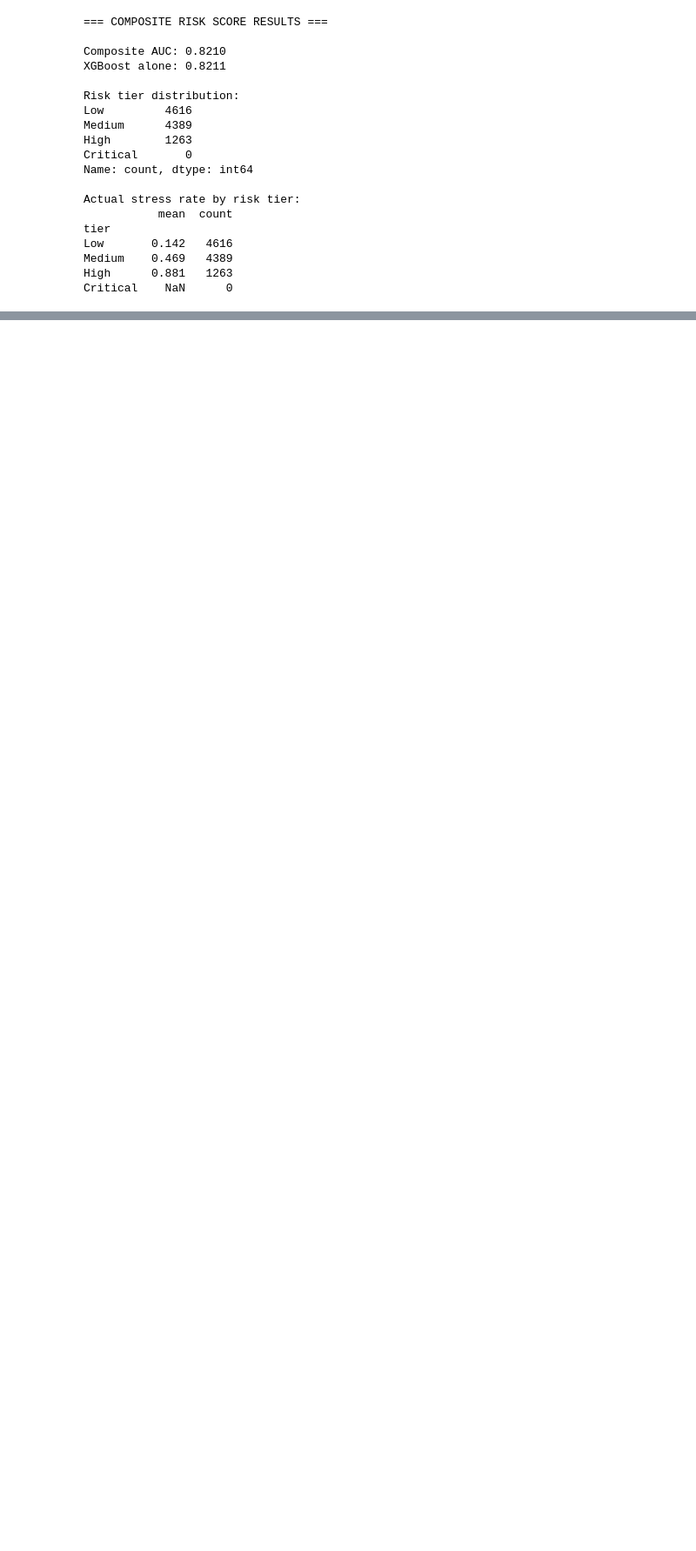
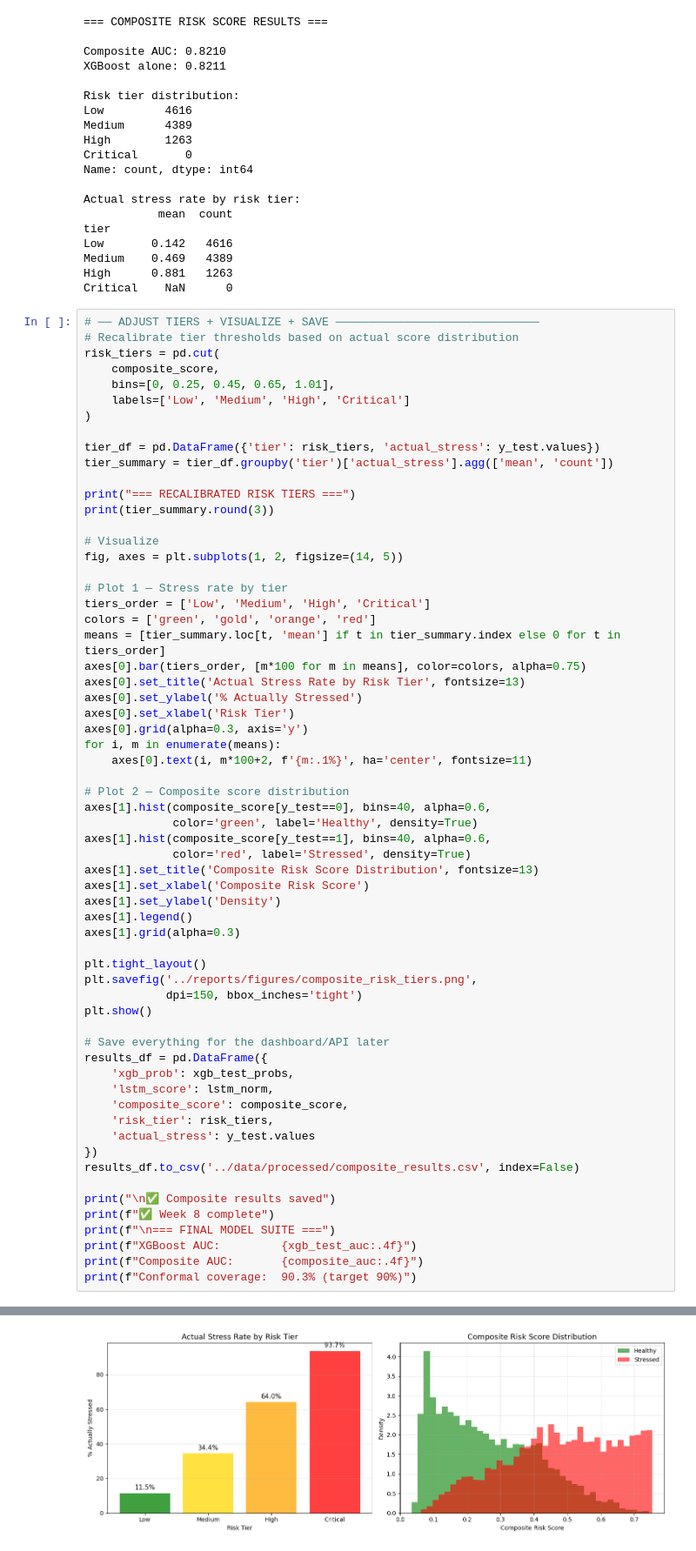
Before and after one commit to shauryagupta575/sme-stress-predictor, a Jupyter notebook: notebooks/09_conformal_ensemble.ipynb, the cells around one changed output, grey strips where cells are left out. Shown at 87% size. Drawn from its saved outputs; the diff is of its cells as text; blank space fills up the shorter version.

Commit message:
Week 8 complete: conformal prediction (90.3% coverage), composite risk tiers, ensemble scoring

```diff
--- a/notebooks/09_conformal_ensemble.ipynb
+++ b/notebooks/09_conformal_ensemble.ipynb
@@ -179,3 +179,66 @@ Low       0.142   4616
 Medium    0.469   4389
 High      0.881   1263
 Critical    NaN      0
+# %%
+# ── ADJUST TIERS + VISUALIZE + SAVE ──────────────────────────────
+# Recalibrate tier thresholds based on actual score distribution
+risk_tiers = pd.cut(
+    composite_score,
+    bins=[0, 0.25, 0.45, 0.65, 1.01],
+    labels=['Low', 'Medium', 'High', 'Critical']
+)
+
+tier_df = pd.DataFrame({'tier': risk_tiers, 'actual_stress': y_test.values})
+tier_summary = tier_df.groupby('tier')['actual_stress'].agg(['mean', 'count'])
+
+print("=== RECALIBRATED RISK TIERS ===")
+print(tier_summary.round(3))
+
+# Visualize
+fig, axes = plt.subplots(1, 2, figsize=(14, 5))
+
+# Plot 1 — Stress rate by tier
+tiers_order = ['Low', 'Medium', 'High', 'Critical']
+colors = ['green', 'gold', 'orange', 'red']
+means = [tier_summary.loc[t, 'mean'] if t in tier_summary.index else 0 for t in tiers_order]
+axes[0].bar(tiers_order, [m*100 for m in means], color=colors, alpha=0.75)
+axes[0].set_title('Actual Stress Rate by Risk Tier', fontsize=13)
+axes[0].set_ylabel('% Actually Stressed')
+axes[0].set_xlabel('Risk Tier')
+axes[0].grid(alpha=0.3, axis='y')
+for i, m in enumerate(means):
+    axes[0].text(i, m*100+2, f'{m:.1%}', ha='center', fontsize=11)
+
+# Plot 2 — Composite score distribution
+axes[1].hist(composite_score[y_test==0], bins=40, alpha=0.6,
+             color='green', label='Healthy', density=True)
+axes[1].hist(composite_score[y_test==1], bins=40, alpha=0.6,
+             color='red', label='Stressed', density=True)
+axes[1].set_title('Composite Risk Score Distribution', fontsize=13)
+axes[1].set_xlabel('Composite Risk Score')
+axes[1].set_ylabel('Density')
+axes[1].legend()
+axes[1].grid(alpha=0.3)
+
+plt.tight_layout()
+plt.savefig('../reports/figures/composite_risk_tiers.png',
+            dpi=150, bbox_inches='tight')
+plt.show()
+
+# Save everything for the dashboard/API later
+results_df = pd.DataFrame({
+    'xgb_prob': xgb_test_probs,
+    'lstm_score': lstm_norm,
+    'composite_score': composite_score,
+    'risk_tier': risk_tiers,
+    'actual_stress': y_test.values
+})
+results_df.to_csv('../data/processed/composite_results.csv', index=False)
+
+print("\n✅ Composite results saved")
+print(f"✅ Week 8 complete")
+print(f"\n=== FINAL MODEL SUITE ===")
+print(f"XGBoost AUC:         {xgb_test_auc:.4f}")
+print(f"Composite AUC:       {composite_auc:.4f}")
+print(f"Conformal coverage:  90.3% (target 90%)")
+# %% [output]
@@ -181,0 +252 @@ Critical    NaN      0
+[figure, added]
```
Also changed, not shown: parts of 1 cell of this notebook.
